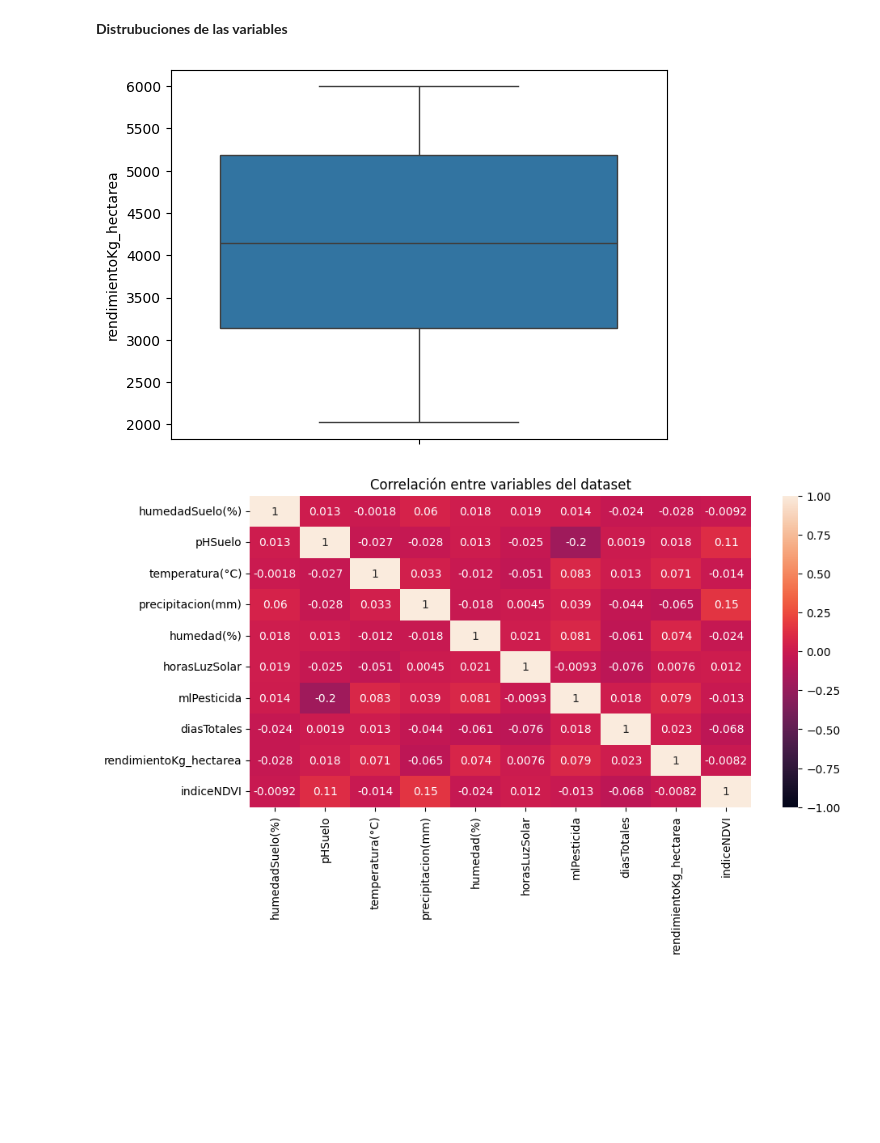
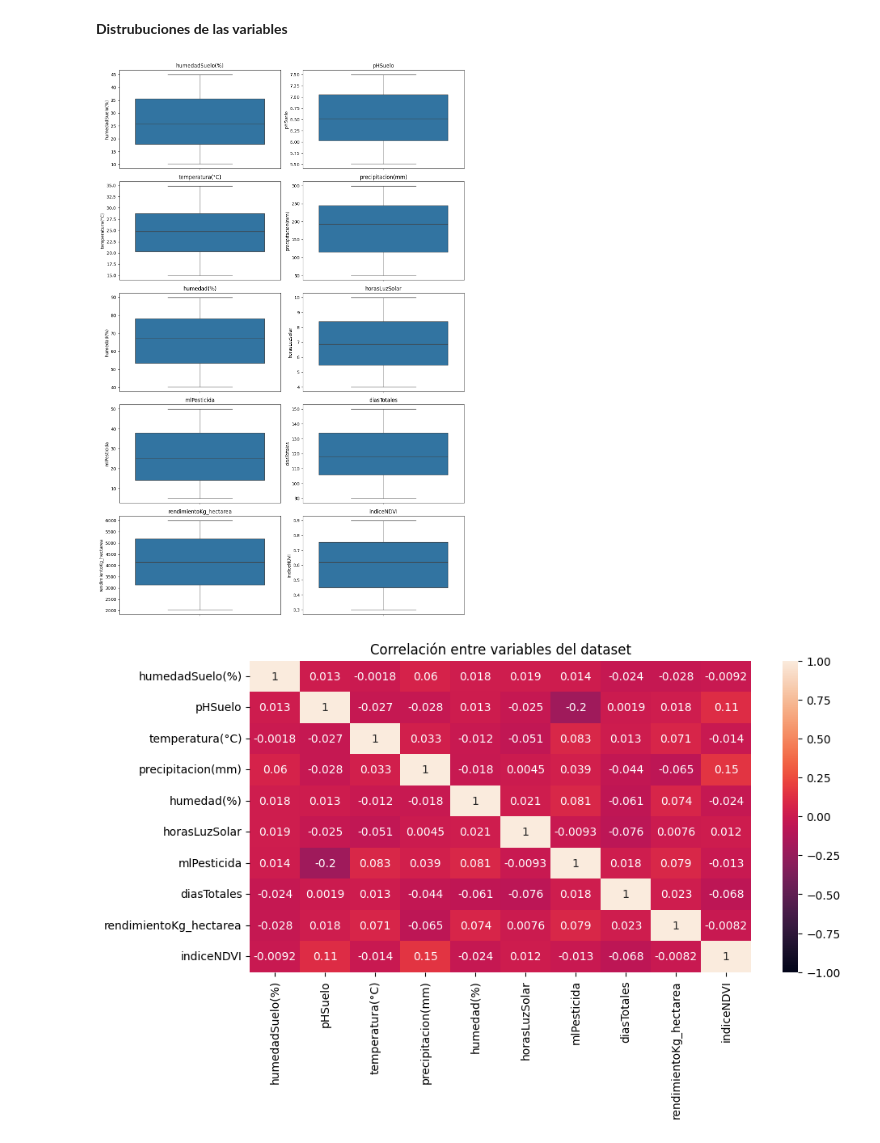
Before and after one commit to juanachies/TP1_Mineria, a Jupyter notebook: tp.ipynb, the cells around one changed output. Saved outputs shown, nothing was run; the diff lists cells and outputs as text; code cells hidden in the pictures; blank space fills up the shorter version.

```diff
--- a/tp.ipynb
+++ b/tp.ipynb
@@ -13,7 +16,7 @@ dataset = pd.read_csv(file_path)
 df = dataset.copy()
 
 #Renombramos las columnas para que no comiencen con un espacio
-df.columns = df.columns.str.strip().str.replace(" ", "_")
+df.columns = df.columns.str.strip().str.replace(" ", "")
 
 df
 # %% [output]
@@ -96,12 +99,23 @@ df[df.isna().any(axis=1)]
 #Selección de columnas númericas
 cols = ['humedadSuelo(%)', 'pHSuelo', 'temperatura(°C)','precipitacion(mm)', 'humedad(%)', 'horasLuzSolar',
 'mlPesticida', 'diasTotales', 'rendimientoKg_hectarea', 'indiceNDVI']
-# %%
-#
-sns.boxplot(df['rendimientoKg_hectarea'])
-plt.show()
-# %% [output]
-[figure, removed]
+# %%
+# Definimos el layout → 5 filas x 2 columnas = 10 subplots
+fig, axes = plt.subplots(nrows=5, ncols=2, figsize=(12, 18))
+
+# Aplanamos la grilla de ejes
+axes = axes.flatten()
+
+# Iteramos
+for i, col in enumerate(cols):
+    sns.boxplot(y=df[col], ax=axes[i])
+    axes[i].set_title(col)
+
+# Ajustamos diseño
+plt.tight_layout()
+plt.show()
+# %% [output]
+[figure, added]
 # %%
 #Selección de columnas númericas
 cols = ['humedadSuelo(%)', 'pHSuelo', 'temperatura(°C)','precipitacion(mm)', 'humedad(%)', 'horasLuzSolar',
```
Also changed, not shown: parts of 6 cells of this notebook, 1 other file.
